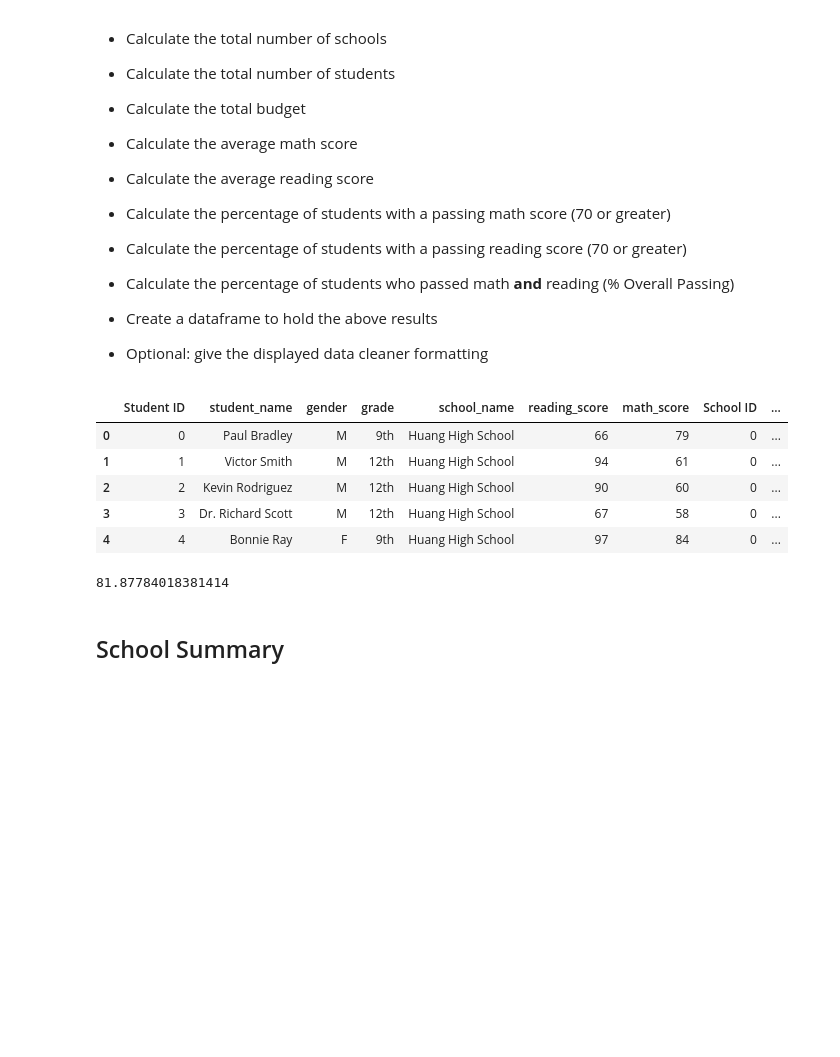
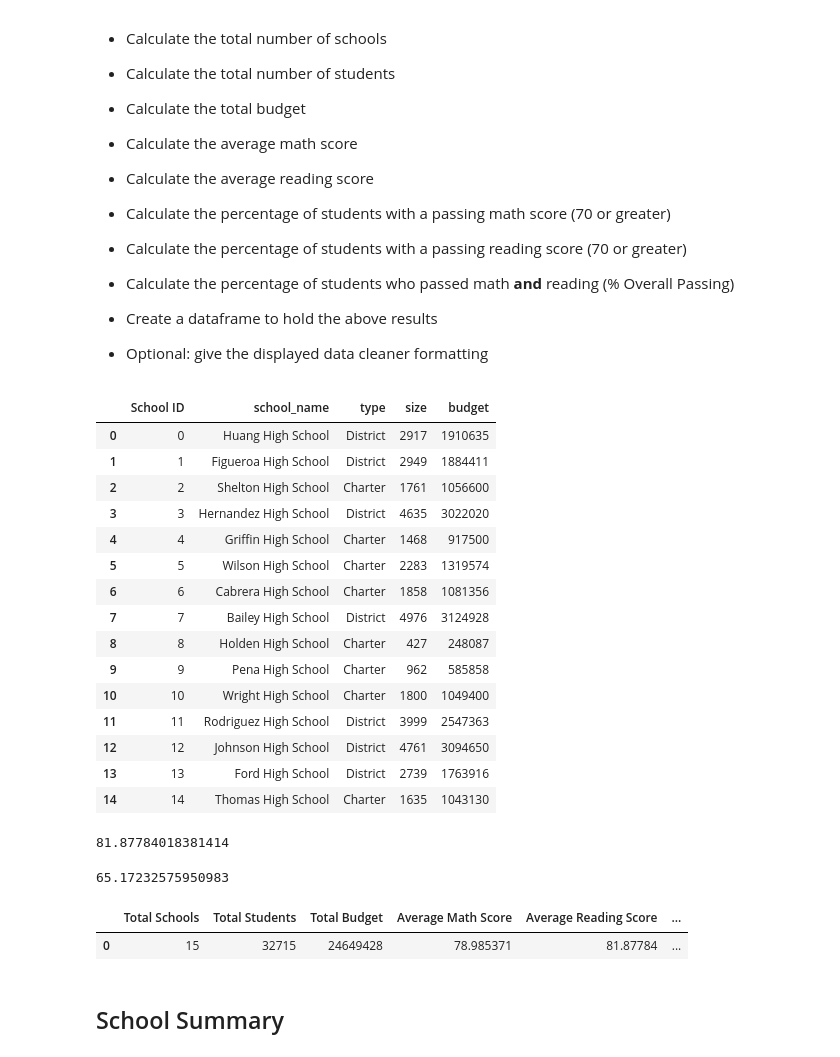
Before and after one commit to nlangf2010/pandas-challenge, a Jupyter notebook: PyCitySchools/PyCitySchools.ipynb, the cells around one changed output. Saved outputs shown, nothing was run; the diff lists cells and outputs as text; code cells hidden in the pictures; blank space fills up the shorter version.

Commit message:
progressed through PyCitySchools script. Need to add .groupby next

```diff
--- a/PyCitySchools/PyCitySchools.ipynb
+++ b/PyCitySchools/PyCitySchools.ipynb
@@ -38,15 +38,25 @@ school_data_complete = pd.merge(student_data, school_data, how="left", on=["scho
 * Create a dataframe to hold the above results
 
 * Optional: give the displayed data cleaner formatting
-# %%
-school_data_complete.head()
-# %% [output]
-|  | Student ID | student_name | gender | grade | school_name | reading_score | math_score | School ID | ... |
-| 0 | 0 | Paul Bradley | M | 9th | Huang High School | 66 | 79 | 0 | ... |
-| 1 | 1 | Victor Smith | M | 12th | Huang High School | 94 | 61 | 0 | ... |
-| 2 | 2 | Kevin Rodriguez | M | 12th | Huang High School | 90 | 60 | 0 | ... |
-| 3 | 3 | Dr. Richard Scott | M | 12th | Huang High School | 67 | 58 | 0 | ... |
-| 4 | 4 | Bonnie Ray | F | 9th | Huang High School | 97 | 84 | 0 | ... |
+# %%
+school_data
+# %% [output]
+|  | School ID | school_name | type | size | budget |
+| 0 | 0 | Huang High School | District | 2917 | 1910635 |
+| 1 | 1 | Figueroa High School | District | 2949 | 1884411 |
+| 2 | 2 | Shelton High School | Charter | 1761 | 1056600 |
+| 3 | 3 | Hernandez High School | District | 4635 | 3022020 |
+| 4 | 4 | Griffin High School | Charter | 1468 | 917500 |
+| 5 | 5 | Wilson High School | Charter | 2283 | 1319574 |
+| 6 | 6 | Cabrera High School | Charter | 1858 | 1081356 |
+| 7 | 7 | Bailey High School | District | 4976 | 3124928 |
+| 8 | 8 | Holden High School | Charter | 427 | 248087 |
+| 9 | 9 | Pena High School | Charter | 962 | 585858 |
+| 10 | 10 | Wright High School | Charter | 1800 | 1049400 |
+| 11 | 11 | Rodriguez High School | District | 3999 | 2547363 |
+| 12 | 12 | Johnson High School | District | 4761 | 3094650 |
+| 13 | 13 | Ford High School | District | 2739 | 1763916 |
+| 14 | 14 | Thomas High School | Charter | 1635 | 1043130 |
 # %%
 #calculate total number of schools
 schools_total = school_data_complete["school_name"].nunique()
@@ -79,3 +84,45 @@ pass_fail = ["failed", "passed"]
+# %%
+#Calculate the percentage of students with a passing math score (70 or greater)
+#put passing and non passing scores into bins
+passing_math_score = school_data_complete.loc[school_data_complete["math_score"]>=70]
+passing_math_score.shape[0]
+
+percent_math_pass = (passing_math_score.shape[0]/school_data_complete.shape[0])*100
+percent_math_pass
+
+#Calculate the percentage of students with a passing reading score (70 or greater)
+passing_read_score = school_data_complete.loc[school_data_complete["reading_score"]>=70]
+passing_read_score.shape[0]
+
+percent_read_pass = (passing_read_score.shape[0]/school_data_complete.shape[0])*100
+percent_read_pass
+
+#Calculate the percentage of students who passed math and reading (% Overall Passing)
+overall_pass = school_data_complete.loc[(school_data_complete["reading_score"]>=70) & (school_data_complete["math_score"]>=70)]
+overall_pass
+
+overall_percent_pass = (overall_pass.shape[0]/school_data_complete.shape[0])*100
+overall_percent_pass
+# %% [output]
+65.17232575950983
+# %%
+#Create a dataframe to hold the above results
+
+district_summary_df = pd.DataFrame([{
+    "Total Schools": schools_total,
+    "Total Students": students_total,
+    "Total Budget": total_budget,
+    "Average Math Score": average_math_score,
+    "Average Reading Score": average_reading_score,
+    "Percent Math Pass": percent_math_pass,
+    "Percent Reading Pass": percent_read_pass,
+    "Overall Percent Pass": overall_percent_pass
+}])
+
+district_summary_df
+# %% [output]
+|  | Total Schools | Total Students | Total Budget | Average Math Score | Average Reading Score | ... |
+| 0 | 15 | 32715 | 24649428 | 78.985371 | 81.87784 | ... |
 # %% [markdown]
 ## School Summary
 # %% [markdown]
```
Also changed, not shown: parts of 3 cells of this notebook.
